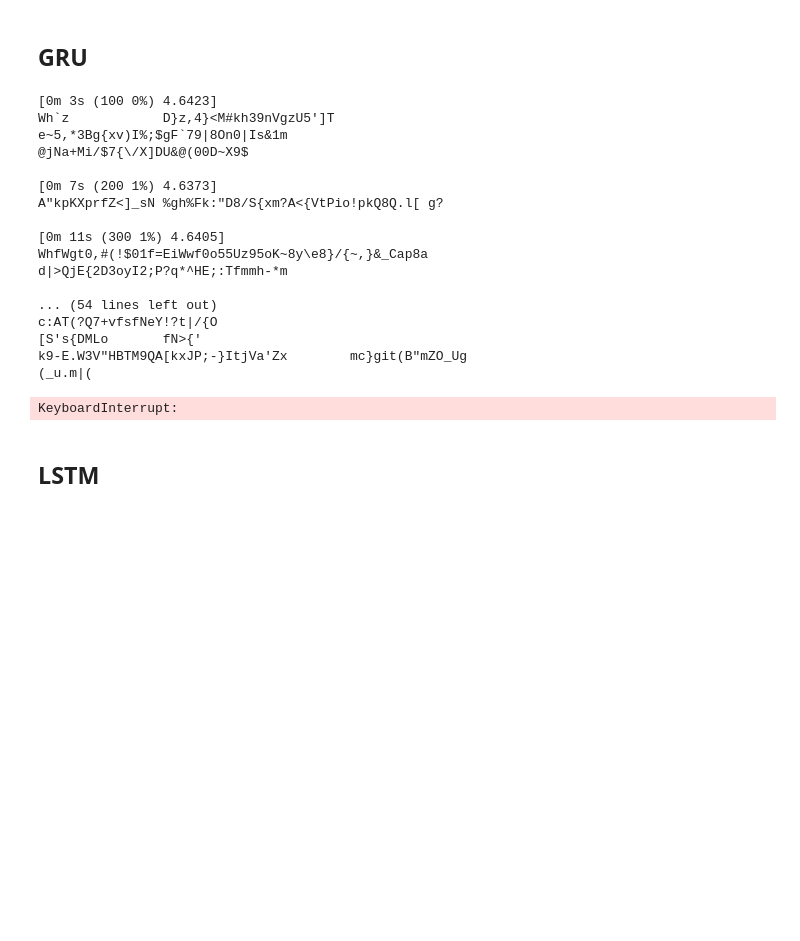
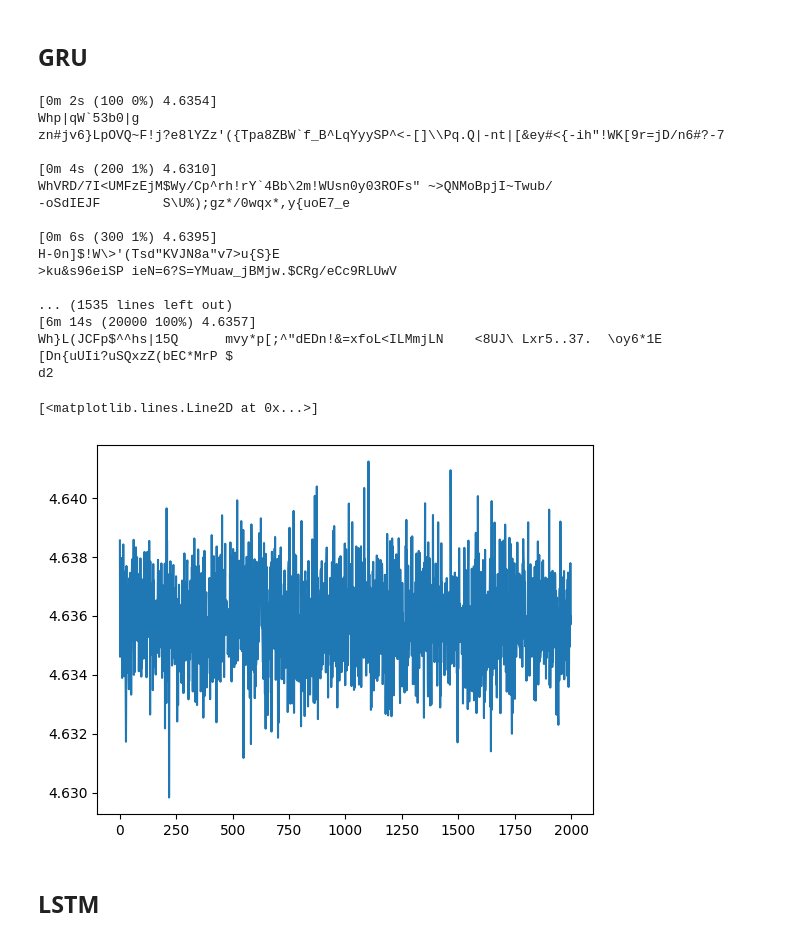
Before and after one commit to alan-man/tal-projet, a Jupyter notebook: TMEs/4a-RNNs.ipynb, the cells around one changed output. Cells and saved outputs as stored; diff of their text form; code cells hidden in the pictures; blank space fills up the shorter version.

```diff
--- a/TMEs/4a-RNNs.ipynb
+++ b/TMEs/4a-RNNs.ipynb
@@ -346,55 +345,56 @@ device = torch.device("cuda" if torch.cuda.is_available() else "cpu")
 n_epochs = 20000
 print_every = 100
 plot_every = 10
-hidden_size = 30 # lower
-n_layers = 5
-lr = 0.005
+hidden_size = 60 # lower
+n_layers = 3
+lr = 0.0005
 batch_size = 16
-chunk_len = 160 # more
+chunk_len = 100 # more
 
 ####
 
 gru = RNN(n_characters, hidden_size, n_characters, n_layers,rnn_cell=nn.GRU).to(device)
 gru_optimizer = torch.optim.Adam(gru.parameters(), lr=lr) #create Adam optimizer
 criterion = nn.CrossEntropyLoss() #chose criterion
 
 
 start = time.time()
 all_losses = []
 loss_avg = 0
 
 for epoch in range(1, n_epochs + 1):
     loss = train(gru,*random_training_set(chunk_len,batch_size))  #train on one chunk
     loss_avg += loss
     if epoch % print_every == 0:
         print('[%s (%d %d%%) %.4f]' % (time_since(start), epoch, epoch / n_epochs * 100, loss))
-        print(generate(gru,'Wh', 100), '\n')
+        print(generate(gru,device,'Wh', 100), '\n')
     if epoch % plot_every == 0:
         all_losses.append(loss_avg / plot_every)
         loss_avg = 0
 
 
 plt.figure()
 plt.plot(all_losses)
 # %% [output]
-[0m 3s (100 0%) 4.6423]
-Wh`z            D}z,4}<M#kh39nVgzU5']T
-e~5,*3Bg{xv)I%;$gF`79|8On0|Is&1m
-@jNa+Mi/$7{\/X]DU&@(00D~X9$
+[0m 2s (100 0%) 4.6354]
+Whp|qW`53b0|g
+zn#jv6}LpOVQ~F!j?e8lYZz'({Tpa8ZBW`f_B^LqYyySP^<-[]\\Pq.Q|-nt|[&ey#<{-ih"!WK[9r=jD/n6#?-7
 
-[0m 7s (200 1%) 4.6373]
-A"kpKXprfZ<]_sN %gh%Fk:"D8/S{xm?A<{VtPio!pkQ8Q.l[ g?
+[0m 4s (200 1%) 4.6310]
+WhVRD/7I<UMFzEjM$Wy/Cp^rh!rY`4Bb\2m!WUsn0y03ROFs" ~>QNMoBpjI~Twub/
+-oSdIEJF        S\U%);gz*/0wqx*,y{uoE7_e
 
-[0m 11s (300 1%) 4.6405]
-WhfWgt0,#(!$01f=EiWwf0o55Uz95oK~8y\e8}/{~,}&_Cap8a
-d|>QjE{2D3oyI2;P?q*^HE;:Tfmmh-*m
+[0m 6s (300 1%) 4.6395]
+H-0n]$!W\>'(Tsd"KVJN8a"v7>u{S}E
+>ku&s96eiSP ieN=6?S=YMuaw_jBMjw.$CRg/eCc9RLUwV
 
-... (54 lines left out)
-c:AT(?Q7+vfsfNeY!?t|/{O
-[S's{DMLo       fN>{'
-k9-E.W3V"HBTM9QA[kxJP;-}ItjVa'Zx        mc}git(B"mZO_Ug
-(_u.m|(
+... (1535 lines left out)
+[6m 14s (20000 100%) 4.6357]
+Wh}L(JCFp$^^hs|15Q      mvy*p[;^"dEDn!&=xfoL<ILMmjLN    <8UJ\ Lxr5..37.  \oy6*1E
+[Dn{uUIi?uSQxzZ(bEC*MrP $
+d2
-KeyboardInterrupt:
+[<matplotlib.lines.Line2D at 0x...>]
+[figure, added]
 # %% [markdown]
 ## LSTM
 # %%
```
Also changed, not shown: parts of 5 cells of this notebook, 3 other files.
